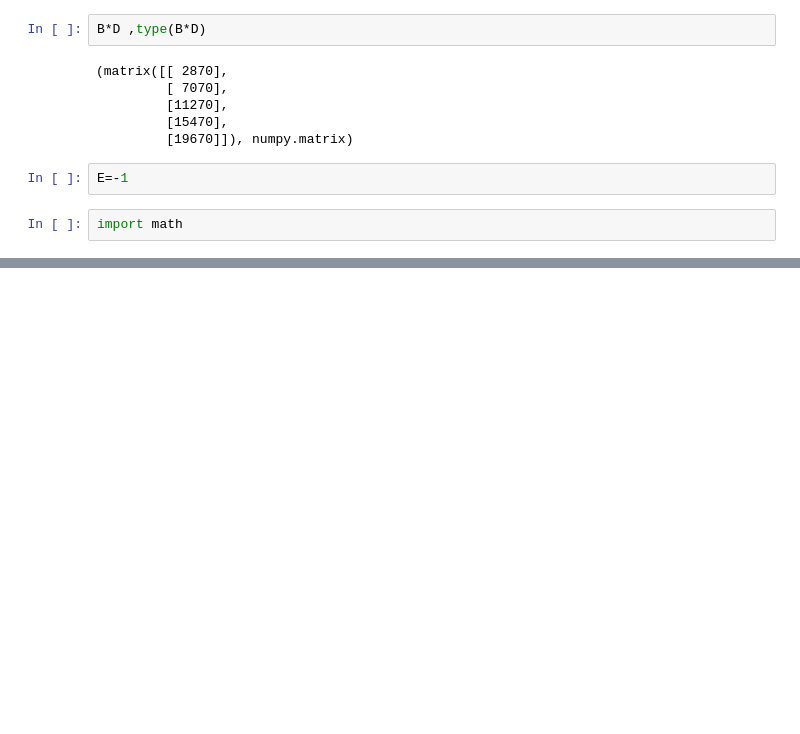
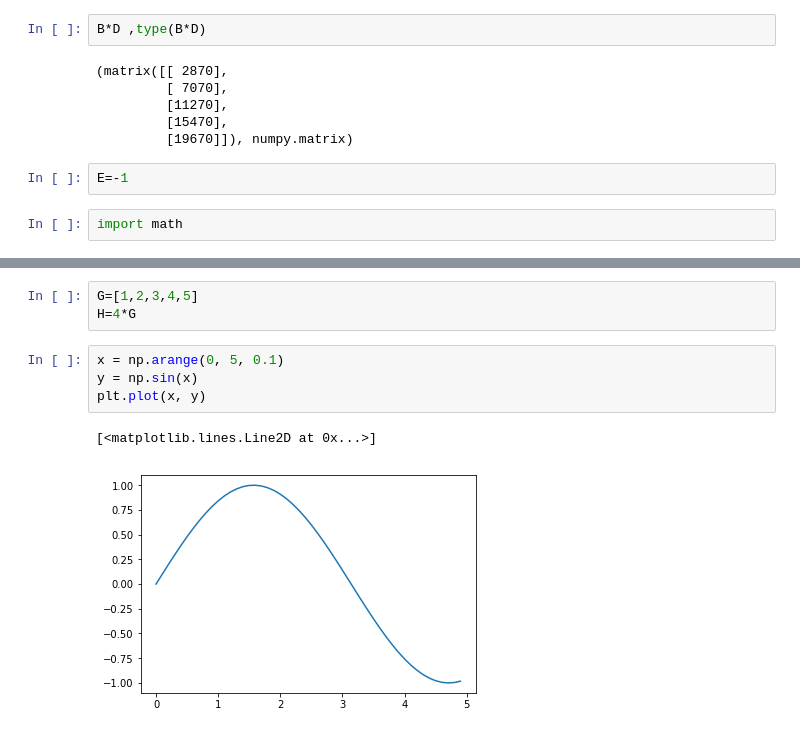
Before and after one commit to whgloveucq/jupyterfiles, a Jupyter notebook: 机器学习练习册.ipynb, the cells around one changed output, grey strips where cells are left out. Saved outputs shown, nothing was run; the diff lists cells and outputs as text; blank space fills up the shorter version.

```diff
--- a/机器学习练习册.ipynb
+++ b/机器学习练习册.ipynb
@@ -157,0 +187,10 @@ NameError: name 'magic' is not defined
+# %%
+G=[1,2,3,4,5]
+H=4*G
+# %%
+x = np.arange(0, 5, 0.1)
+y = np.sin(x)
+plt.plot(x, y)
+# %% [output]
+[<matplotlib.lines.Line2D at 0x...>]
+[figure, added]
```
Also changed, not shown: parts of 6 cells of this notebook, 1 other file.
